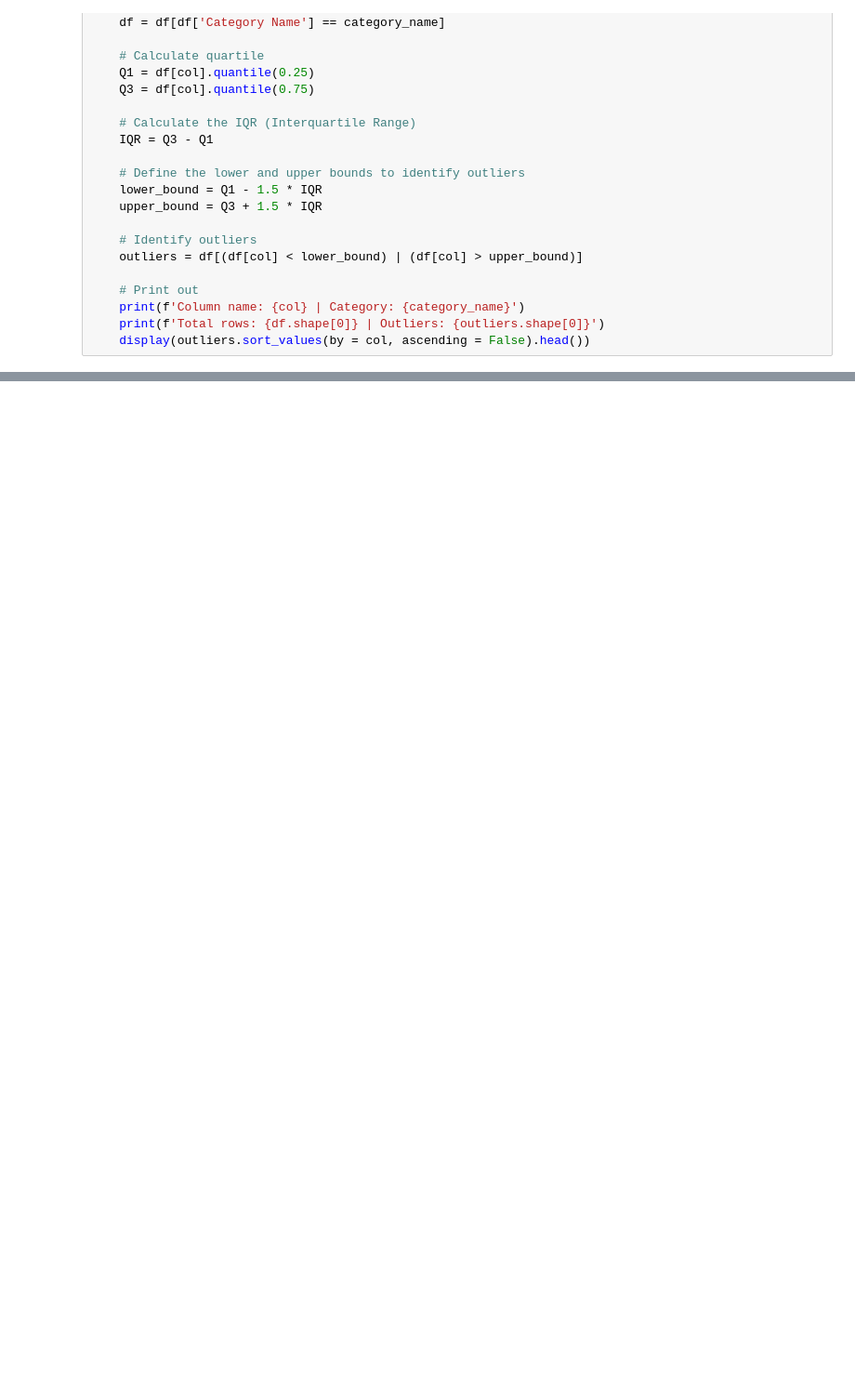
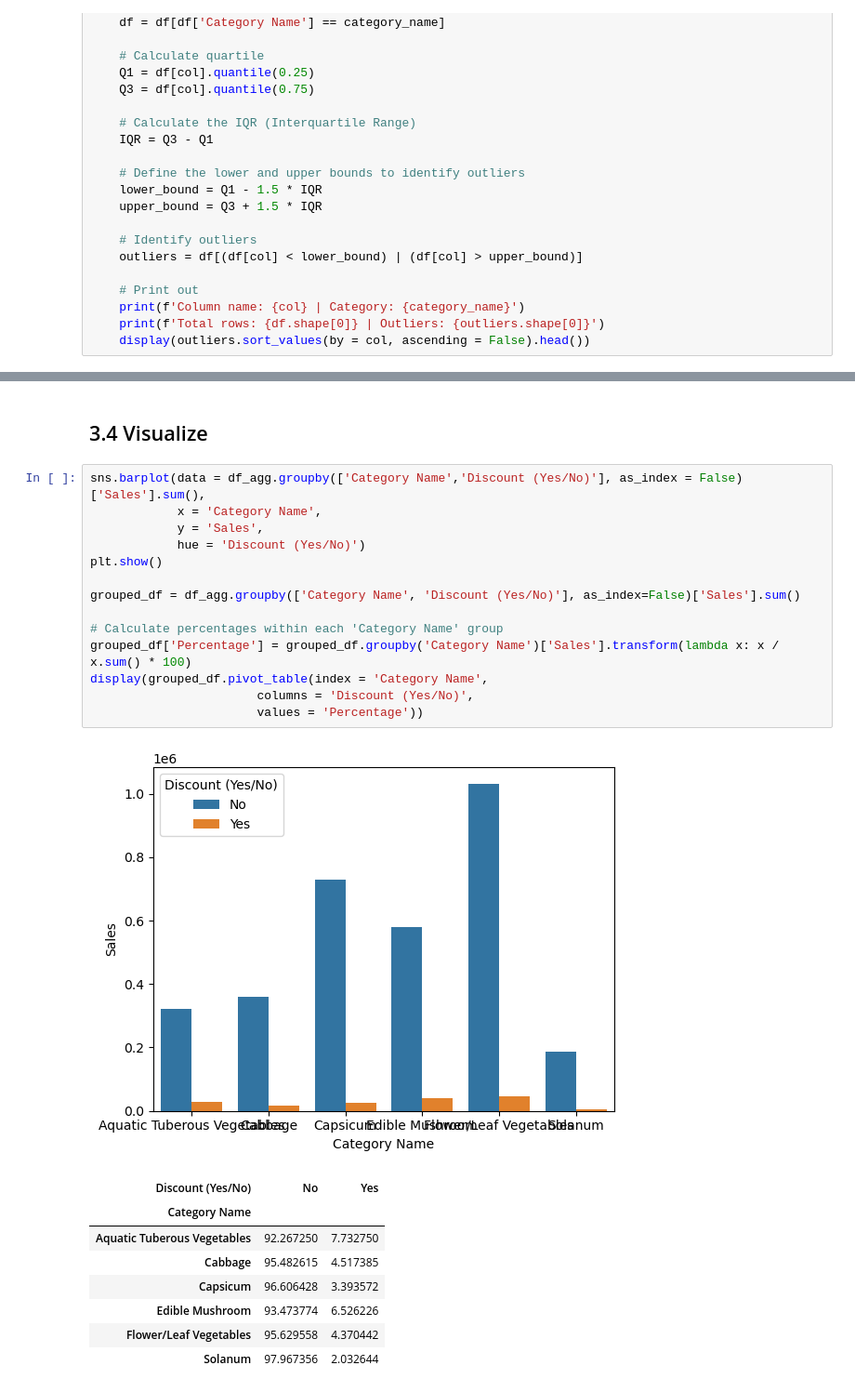
Before and after one commit to prattapong/Data-Science-Portfolio, a Jupyter notebook: Projects/Supermaket Sales Data/code/Exploratory Data Analysis.ipynb, the cells around one changed output, grey strips where cells are left out. Shown: that part at 93% size. Cells and saved outputs as stored; diff of their text form; blank space fills up the shorter version.

```diff
--- a/Projects/Supermaket Sales Data/code/Exploratory Data Analysis.ipynb
+++ b/Projects/Supermaket Sales Data/code/Exploratory Data Analysis.ipynb
@@ -306,0 +294,26 @@ Total rows: 1050 | Outliers: 36
+# %% [markdown]
+## 3.4 Visualize
+# %%
+sns.barplot(data = df_agg.groupby(['Category Name','Discount (Yes/No)'], as_index = False)['Sales'].sum(),
+            x = 'Category Name',
+            y = 'Sales',
+            hue = 'Discount (Yes/No)')
+plt.show()
+
+grouped_df = df_agg.groupby(['Category Name', 'Discount (Yes/No)'], as_index=False)['Sales'].sum()
+
+# Calculate percentages within each 'Category Name' group
+grouped_df['Percentage'] = grouped_df.groupby('Category Name')['Sales'].transform(lambda x: x / x.sum() * 100)
+display(grouped_df.pivot_table(index = 'Category Name',
+                       columns = 'Discount (Yes/No)',
+                       values = 'Percentage'))
+# %% [output]
+[figure, added]
+| Discount (Yes/No) | No | Yes |
+| Category Name |  |  |
+| Aquatic Tuberous Vegetables | 92.267250 | 7.732750 |
+| Cabbage | 95.482615 | 4.517385 |
+| Capsicum | 96.606428 | 3.393572 |
+| Edible Mushroom | 93.473774 | 6.526226 |
+| Flower/Leaf Vegetables | 95.629558 | 4.370442 |
+| Solanum | 97.967356 | 2.032644 |
```
Also changed, not shown: parts of 15 cells of this notebook.
